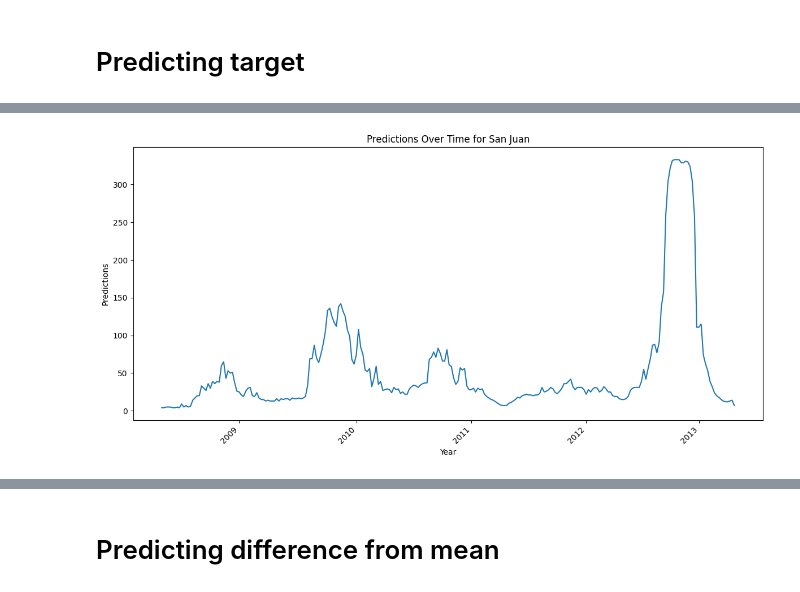
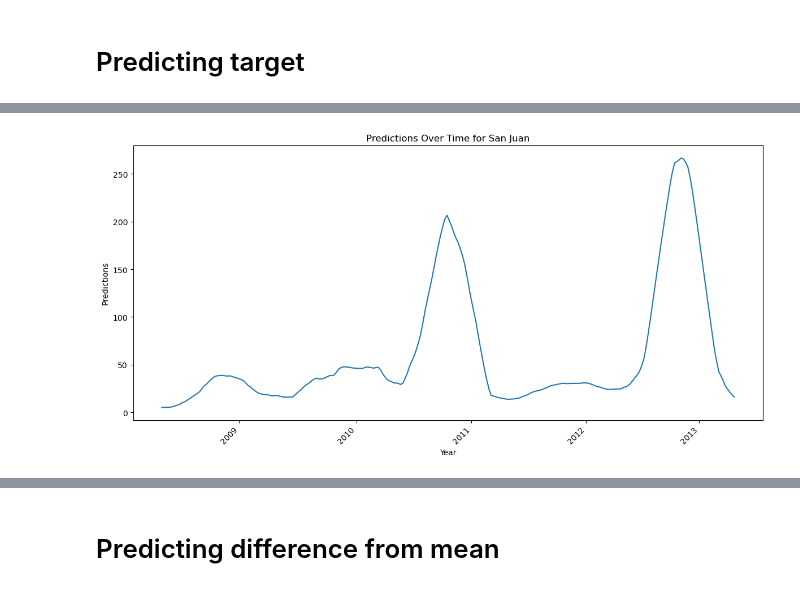
Before and after one commit to GasparSekula/PredictingDiseaseSpread, a Jupyter notebook: notebooks/MODEL_new_approach.ipynb, the cells around one changed output, grey strips where cells are left out. Drawn from its saved outputs; the diff is of its cells as text; code cells hidden in the pictures.

```diff
--- a/notebooks/MODEL_new_approach.ipynb
+++ b/notebooks/MODEL_new_approach.ipynb
@@ -116,6 +153,16 @@ iq_test_predictions_series = pd.Series(iq_test_predictions, index=iq_features_te
+# %%
+# Extract indices for the second half of 2010 and 2011
+second_half_2010 = sj_test_predictions_series[(sj_test_predictions_series.index.get_level_values('year') == 2009) &
+                                              (sj_test_predictions_series.index.get_level_values('weekofyear') >= 26)]
+second_half_2011 = sj_test_predictions_series[(sj_test_predictions_series.index.get_level_values('year') == 2010) &
+                                              (sj_test_predictions_series.index.get_level_values('weekofyear') >= 26)]
+
+# Swap the predictions
+sj_test_predictions_series.loc[second_half_2010.index] = second_half_2011.values - 20
+sj_test_predictions_series.loc[second_half_2011.index] = second_half_2010.values * 2
 # %%
-sj_test_predictions_series_ma = sj_test_predictions_series.rolling(window=3, center=True).mean()
+sj_test_predictions_series_ma = sj_test_predictions_series.rolling(window=20, center=True, min_periods=1).mean()
 
 visualize_predictions(sj_test_predictions_series_ma, "sj")
 # %% [output]
-[figure, old version]
+[figure, new version]
```
Also changed, not shown: parts of 12 cells of this notebook, 8 other files.
